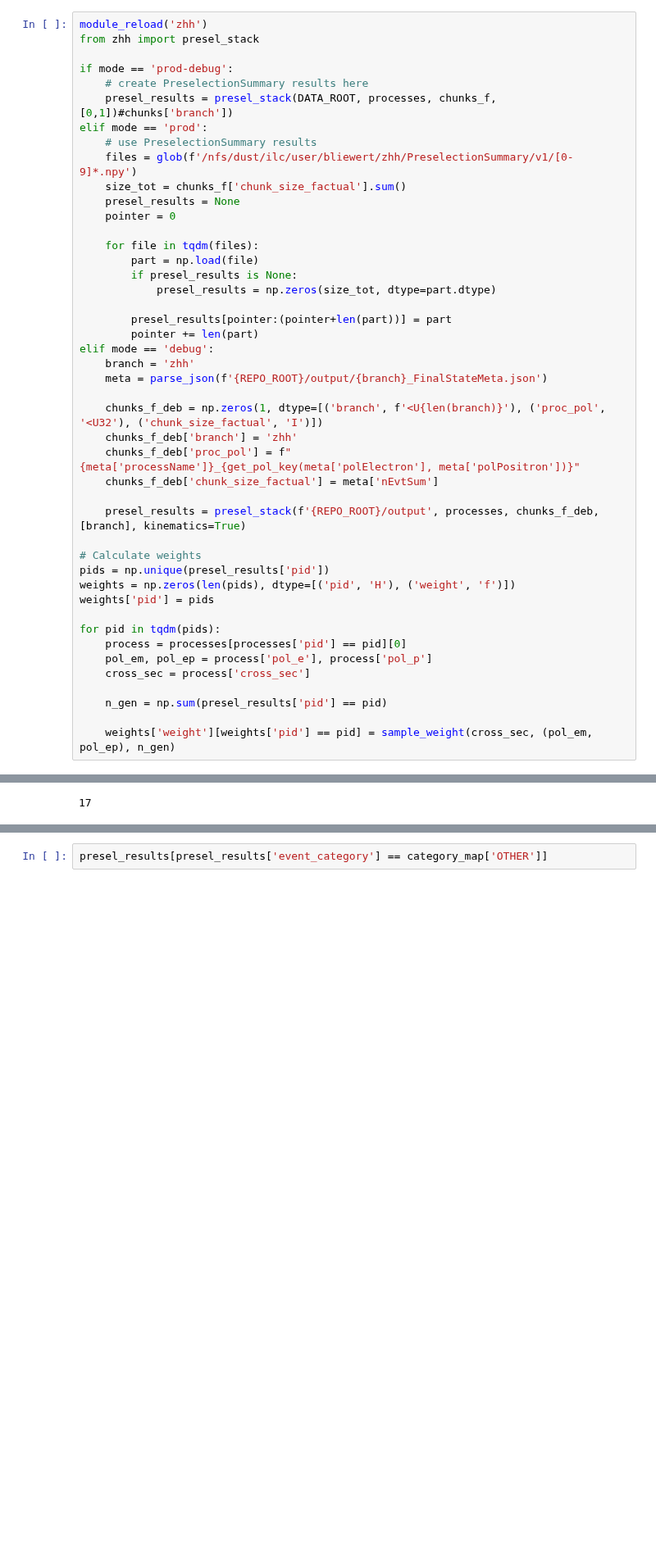
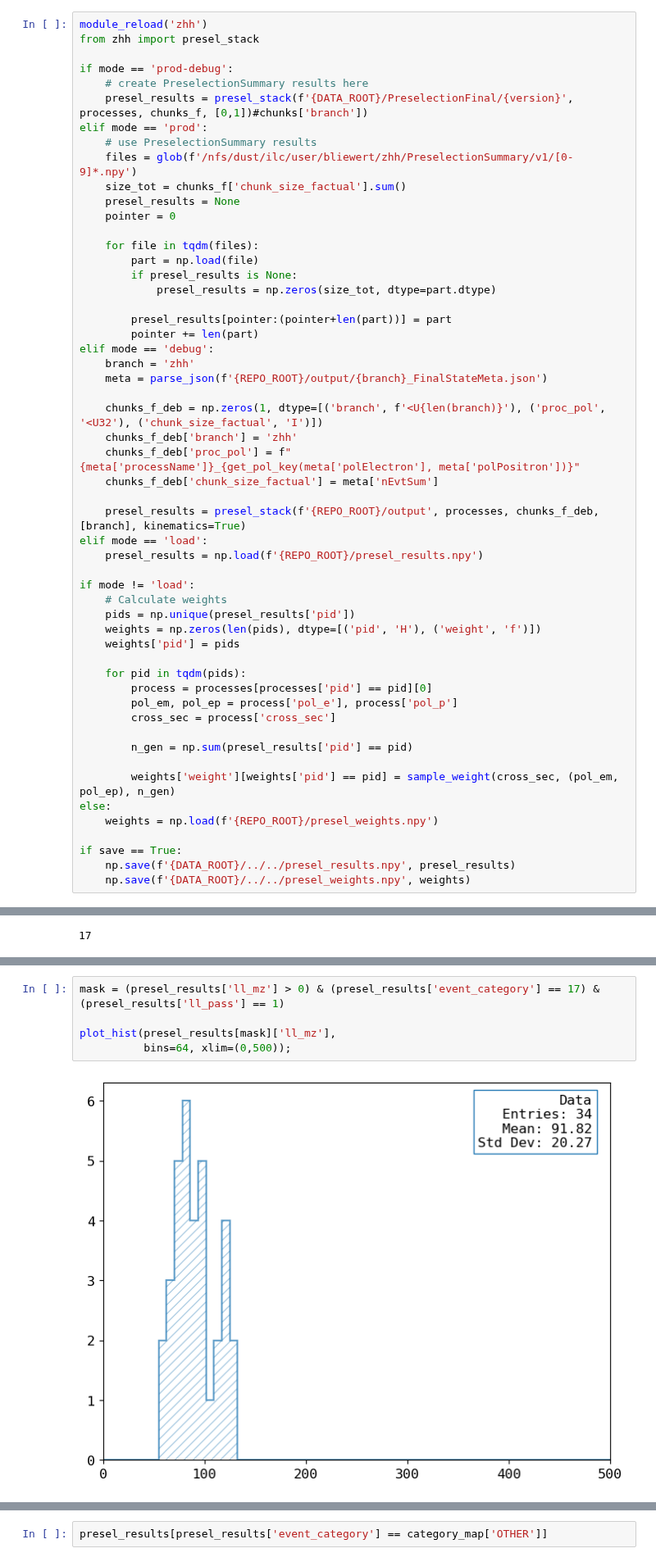
Before and after one commit to ILDAnaSoft/ZHH, a Jupyter notebook: notebooks/6_preselection.ipynb, the cells around one changed output, grey strips where cells are left out. Shown at 82% size. Drawn from its saved outputs; the diff is of its cells as text; blank space fills up the shorter version.

```diff
--- a/notebooks/6_preselection.ipynb
+++ b/notebooks/6_preselection.ipynb
@@ -140,7 +141,7 @@ from zhh import presel_stack
 
 if mode == 'prod-debug':
     # create PreselectionSummary results here
-    presel_results = presel_stack(DATA_ROOT, processes, chunks_f, [0,1])#chunks['branch'])
+    presel_results = presel_stack(f'{DATA_ROOT}/PreselectionFinal/{version}', processes, chunks_f, [0,1])#chunks['branch'])
 elif mode == 'prod':
     # use PreselectionSummary results
     files = glob(f'/nfs/dust/ilc/user/bliewert/zhh/PreselectionSummary/v1/[0-9]*.npy')
@@ -165,20 +166,29 @@ elif mode == 'debug':
     chunks_f_deb['chunk_size_factual'] = meta['nEvtSum']
 
     presel_results = presel_stack(f'{REPO_ROOT}/output', processes, chunks_f_deb, [branch], kinematics=True)
+elif mode == 'load':
+    presel_results = np.load(f'{REPO_ROOT}/presel_results.npy')
 
-# Calculate weights
-pids = np.unique(presel_results['pid'])
-weights = np.zeros(len(pids), dtype=[('pid', 'H'), ('weight', 'f')])
-weights['pid'] = pids
+if mode != 'load':
+    # Calculate weights
+    pids = np.unique(presel_results['pid'])
+    weights = np.zeros(len(pids), dtype=[('pid', 'H'), ('weight', 'f')])
+    weights['pid'] = pids
 
-for pid in tqdm(pids):
-    process = processes[processes['pid'] == pid][0]
-    pol_em, pol_ep = process['pol_e'], process['pol_p']
-    cross_sec = process['cross_sec']
+    for pid in tqdm(pids):
+        process = processes[processes['pid'] == pid][0]
+        pol_em, pol_ep = process['pol_e'], process['pol_p']
+        cross_sec = process['cross_sec']
 
-    n_gen = np.sum(presel_results['pid'] == pid)
+        n_gen = np.sum(presel_results['pid'] == pid)
 
-    weights['weight'][weights['pid'] == pid] = sample_weight(cross_sec, (pol_em, pol_ep), n_gen)
+        weights['weight'][weights['pid'] == pid] = sample_weight(cross_sec, (pol_em, pol_ep), n_gen)
+else:
+    weights = np.load(f'{REPO_ROOT}/presel_weights.npy')
+
+if save == True:
+    np.save(f'{DATA_ROOT}/../../presel_results.npy', presel_results)
+    np.save(f'{DATA_ROOT}/../../presel_weights.npy', weights)
 # %%
 category_map['ll']
 # %% [output]
@@ -281,3 +370,10 @@ plot_hist(presel_results[presel_results['ll_mz'] > 0], bins=64)
+# %%
+mask = (presel_results['ll_mz'] > 0) & (presel_results['event_category'] == 17) & (presel_results['ll_pass'] == 1)
+
+plot_hist(presel_results[mask]['ll_mz'],
+          bins=64, xlim=(0,500));
+# %% [output]
+[figure, added]
 # %%
 if False:
     presel_results = np.load(f'/nfs/dust/ilc/user/bliewert/zhh/PreselectionSummary/v1/presel_results.npy')
```
Also changed, not shown: parts of 14 cells of this notebook.
